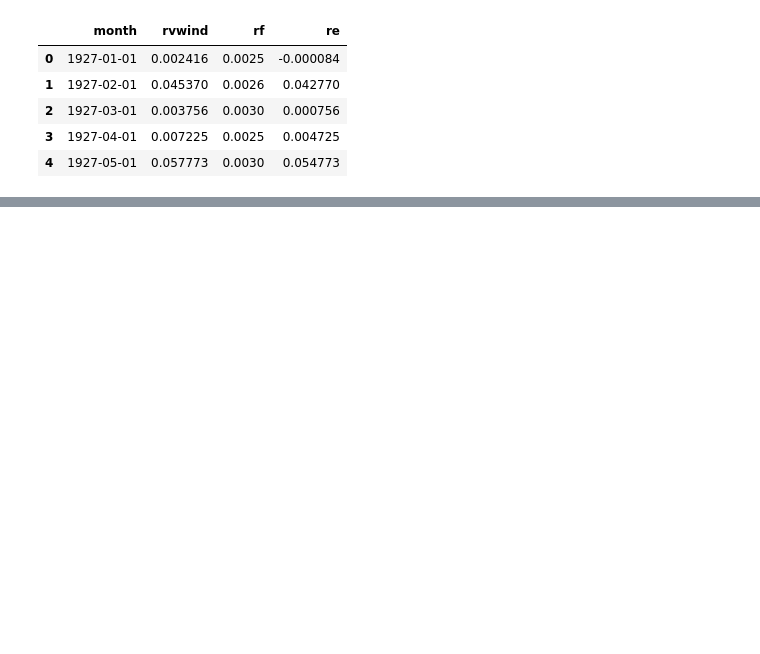
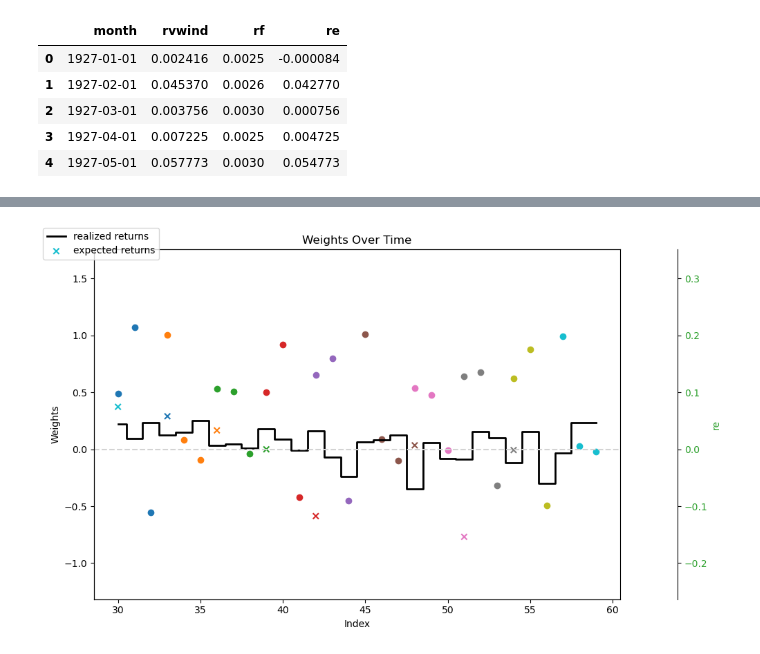
Before and after one commit to trpotter72/W24, a Jupyter notebook: AP/HW2/HW2.ipynb, the cells around one changed output, grey strips where cells are left out. Cells and saved outputs as stored; diff of their text form; code cells hidden in the pictures; blank space fills up the shorter version.

```diff
--- a/AP/HW2/HW2.ipynb
+++ b/AP/HW2/HW2.ipynb
@@ -109,0 +294,37 @@ pd.DataFrame(results).set_index('w')
+# %%
+start, stop =10 , 20
+
+flat_weights = weights[:, ::-1].flatten()
+
+returns = df.loc[:,'re']
+expected_returns = results['rets'][0]
+expected_returns = expected_returns / expected_returns.std() / 2
+fig, ax1 = plt.subplots(figsize=(10, 6))
+colors = ['tab:blue', 'tab:orange', 'tab:green', 'tab:red', 'tab:purple', 'tab:brown', 'tab:pink', 'tab:gray', 'tab:olive', 'tab:cyan']
+for i in range(start, stop):
+  ax1.scatter(range(i*3, (i+1)*3), flat_weights[i*3:(i+1)*3], color=colors[i % len(colors)])
+
+ax1.set_xlabel('Index')
+ax1.set_ylabel('Weights')
+ax1.set_title('Weights Over Time')
+
+ax3 = ax1.twinx()
+ax3.spines['right'].set_position(('outward', 60))
+ax3.set_ylabel('re', color='tab:green')
+ax3.step(range(start*w, stop*w), returns[start*w:stop*w], label='realized returns', color='black', linewidth=2, where='mid')
+
+pred_colors = (colors*(stop//len(colors)+2))[start+9:stop+9]
+ax3.scatter(range(start*w, stop*w, w), expected_returns[start:stop], label='expected returns', color=pred_colors, marker='x')
+ax3.tick_params(axis='y', labelcolor='tab:green')
+
+# Set the same y-axis limits for both plots
+ax1.set_ylim(min(flat_weights.min(), returns.min()), max(flat_weights.max(), returns.max()))
+ax1_bounds = ax1.get_ylim()
+ax3.set_ylim(ax1_bounds[0]/5, ax1_bounds[1]/5)
+
+ax3.axhline(0, color='lightgrey', linestyle='--')
+fig.tight_layout()
+fig.legend(loc='upper left')
+plt.show()
+# %% [output]
+[figure, added]
```
Also changed, not shown: parts of 13 cells of this notebook, 2 other files.
